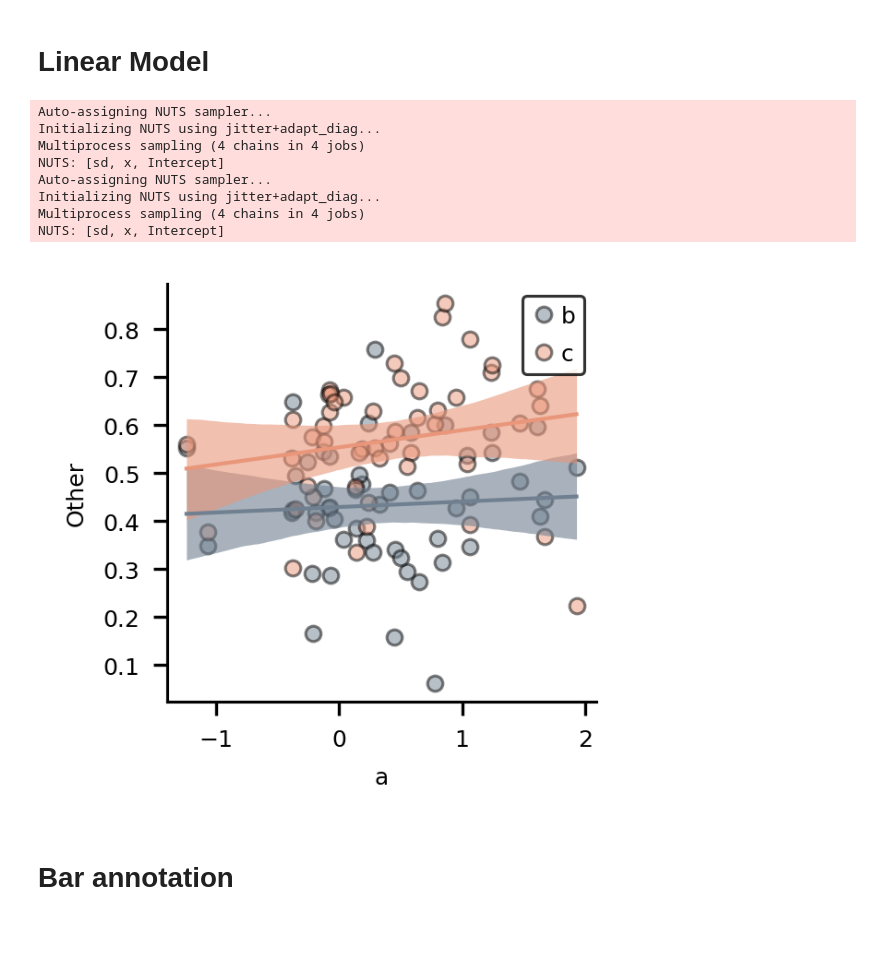
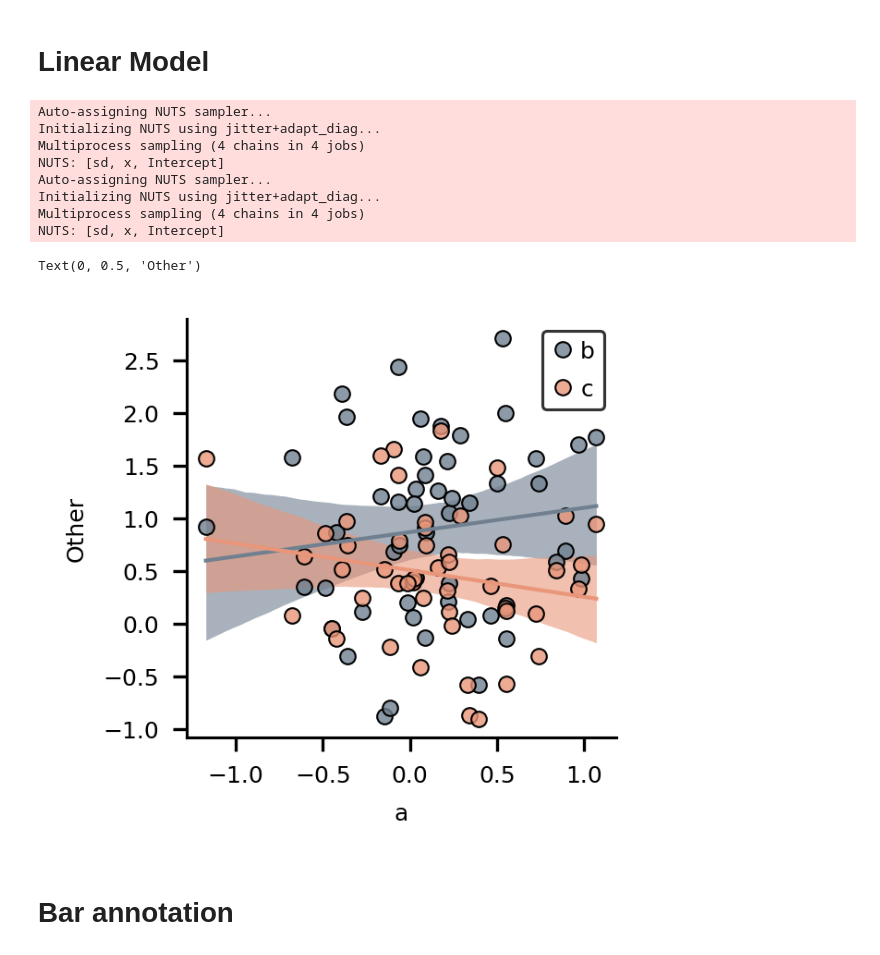
Before and after one commit to moltaire/myplotlib, a Jupyter notebook: gallery.ipynb, the cells around one changed output. Drawn from its saved outputs; the diff is of its cells as text; code cells hidden in the pictures.

```diff
--- a/gallery.ipynb
+++ b/gallery.ipynb
@@ -15,10 +16,10 @@ matplotlib = my.utilities.set_mpl_defaults(matplotlib)
 # %% [markdown]
 # Make some data
 # %%
-np.random.seed(1)
+np.random.seed(11)
 variables = ['a', 'b', 'c', 'd', 'e', 'f', 'g', 'h']
 data = pd.DataFrame({v: np.random.normal(loc=np.random.uniform(),
-                                         scale=np.random.uniform(),
+                                         scale=np.random.uniform(0.5, 1.0),
                                          size=50)
                      for v in variables})
 data.columns.name = 'Group'
@@ -52,23 +51,26 @@ plt.savefig('examples/scatter.png')
 # %% [markdown]
 # Linear Model
 # %%
+scatter_kws = dict() # dict(edgealpha=0.7, facealpha=0.5)
 fig, ax = plt.subplots()
-ax, trace_ab, summary_ab = my.plots.lm(data['a'], data['b'], label='b')
-ax, trace_ac, summary_ac = my.plots.lm(data['a'], data['c'], label='c')
+ax, trace_ab, summary_ab = my.plots.lm(data['a'], data['b'],
+                                       scatter_kws=dict(scatter_kws, label='b'))
+ax, trace_ac, summary_ac = my.plots.lm(data['a'], data['c'],
+                                       scatter_kws=dict(scatter_kws, label='c'))
 ax.legend()
 ax.set_xlabel('a')
 ax.set_ylabel('Other')
-plt.savefig('examples/lm.png')
 # %% [output]
 Auto-assigning NUTS sampler...
 Initializing NUTS using jitter+adapt_diag...
 Multiprocess sampling (4 chains in 4 jobs)
 NUTS: [sd, x, Intercept]
 Auto-assigning NUTS sampler...
 Initializing NUTS using jitter+adapt_diag...
 Multiprocess sampling (4 chains in 4 jobs)
 NUTS: [sd, x, Intercept]
+Text(0, 0.5, 'Other')
-[figure, old version]
+[figure, new version]
 # %% [markdown]
 # Bar annotation
 # %%
```
Also changed, not shown: parts of 5 cells of this notebook, 6 other files.
